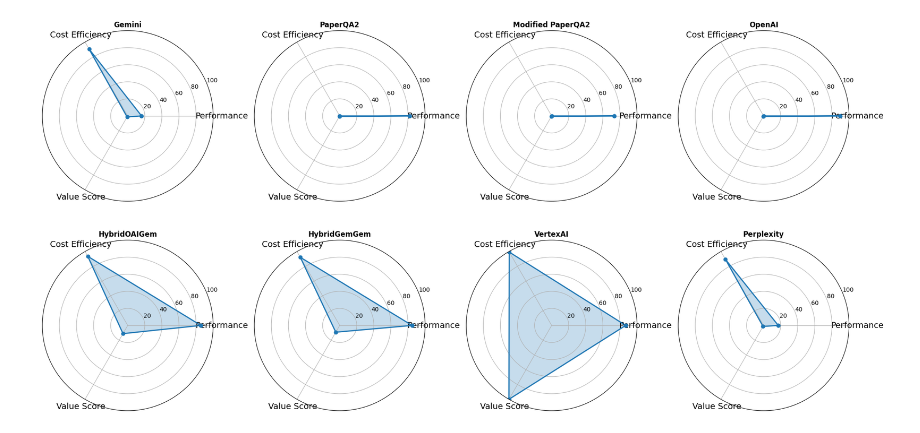
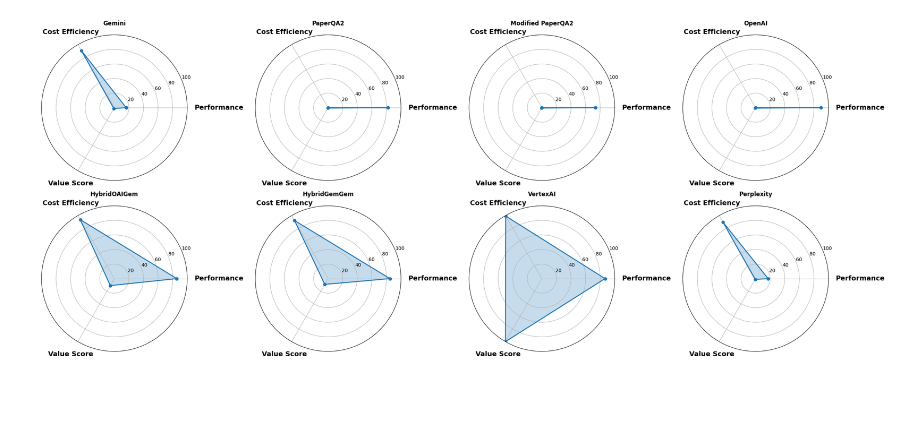
Before and after one commit to jakobtfaber/scirag, a Jupyter notebook: notebooks/plot.ipynb, the cells around one changed output. Saved outputs shown, nothing was run; the diff lists cells and outputs as text; code cells hidden in the pictures; blank space fills up the shorter version.

Commit message:
uploaded plot notebook

```diff
--- a/notebooks/plot.ipynb
+++ b/notebooks/plot.ipynb
@@ -47,7 +47,7 @@ systems_data = {
     'VertexAI Assistant': [78.10, 85.70],
     'OpenAI Assistant': [80.00, 88.57],
     'OpenAIPDF Assistant': [84.76, 90.47],
-    'PaperQA2': [65.05, 76.70],
+    'PaperQA2': [71.43,  83.65],
     'Modified PaperQA2': [65.71, 81.90],
     'HybridGemGem Assistant': [80.00, 85.72],
     'HybridOAIGem Assistant': [83.65, 90.48]
@@ -127,8 +127,7 @@ ax.set_axisbelow(True)
 # Adjust layout to accommodate legend
 plt.tight_layout()
 plt.subplots_adjust(bottom=0.25)
-
-plt.show()
+plt.savefig('judgebench_comparison.pdf')
 
 # Print ranking comparison
 print("\n" + "="*80)
@@ -204,36 +513,50 @@ systems = list(systems_data.keys())
 costs = [systems_data[s]['cost'] * 100 for s in systems]  # Convert to cents
 performance = [systems_data[s]['performance'] for s in systems]
 efficiency = [p / (c / 100 * 1000) for p, c in zip(performance, costs)]  # Performance per $1000
+short_names = [s.replace(' Assistant', '') for s in systems]
 
 """Radar chart showing performance, cost efficiency, and value"""
 from math import pi
 
 # Normalize metrics to 0-100 scale
 norm_perf = performance
 norm_cost_eff = [(100 - c/max(costs)*100) for c in costs]  # Inverted cost (lower is better)
 norm_efficiency = [e/max(efficiency)*100 for e in efficiency]
 
 categories = ['Performance', 'Cost Efficiency', 'Value Score']
 
 fig, axes = plt.subplots(2, 4, figsize=(25, 10), subplot_kw=dict(projection='polar'))
 axes = axes.flatten()
 
 for i, system in enumerate(short_names):
     values = [norm_perf[i], norm_cost_eff[i], norm_efficiency[i]]
     values += values[:1]  # Complete the circle
 
     angles = [n / 3 * 2 * pi for n in range(3)]
     angles += angles[:1]
 
     axes[i].plot(angles, values, 'o-', linewidth=2)
     axes[i].fill(angles, values, alpha=0.25)
     axes[i].set_xticks(angles[:-1])
-    axes[i].set_xticklabels(categories, fontsize=14)
+
+    # Custom positioning for labels
+    label_angles = angles[:-1]
+    for j, (angle, label) in enumerate(zip(label_angles, categories)):
+        if label == 'Performance':
+            # Move Performance label further to the right - ADJUST THIS VALUE
+            axes[i].text(angle, 110, label, fontsize=14, fontweight='bold',
+                        ha='left', va='center', rotation=0)
+        else:
+            # Keep other labels in default position
+            axes[i].text(angle, 120, label, fontsize=14, fontweight='bold',
+                        ha='center', va='center', rotation=0)
+
     axes[i].set_ylim(0, 100)
-    axes[i].set_title(system, size=12, fontweight='bold')
+    axes[i].set_title(system, size=12, fontweight='bold', pad=20)
     axes[i].grid(True)
+    axes[i].set_xticklabels([])  # Remove default labels since we're using custom ones
 
 plt.tight_layout()
-plt.show()
+plt.savefig('../results/cost_efficiency.pdf')
 # %% [output]
-[figure, old version]
+[figure, new version]
```
Also changed, not shown: parts of 6 cells of this notebook, 5 other files.
